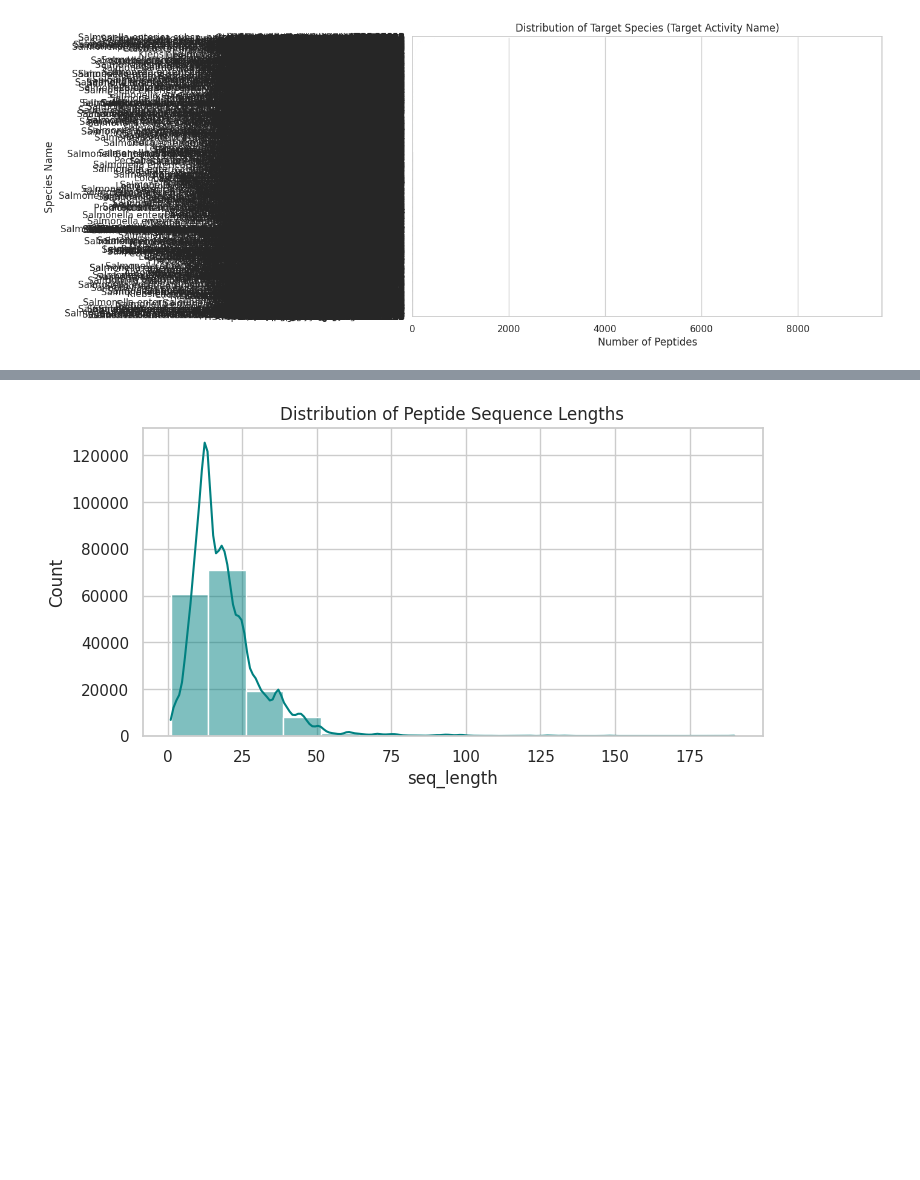
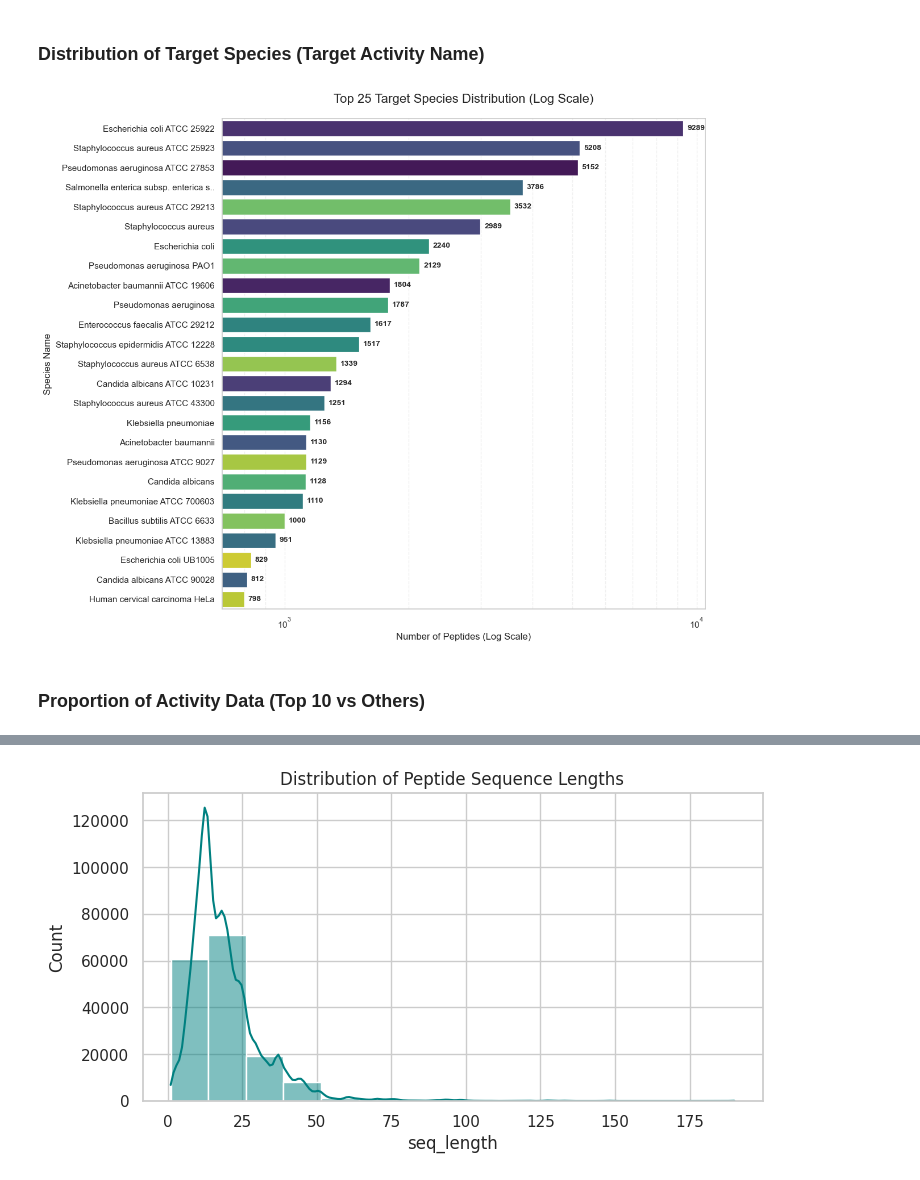
Before and after one commit to nmach22/amp-prediction, a Jupyter notebook: notebooks/01_eda/feature_analysis.ipynb, the cells around one changed output, grey strips where cells are left out. Cells and saved outputs as stored; diff of their text form; code cells hidden in the pictures; blank space fills up the shorter version.

```diff
--- a/notebooks/01_eda/feature_analysis.ipynb
+++ b/notebooks/01_eda/feature_analysis.ipynb
@@ -58,23 +187,58 @@ plt.show()
+# %% [markdown]
+### Distribution of Target Species (Target Activity Name)
 # %%
-plt.figure(figsize=(10, 6))
+import matplotlib.pyplot as plt
+import seaborn as sns
 
-# Use countplot to automatically count occurrences of each species
-# order=... sorts the bars from highest frequency to lowest
-df['target_activity_name'] = df['target_activity_name'].str.replace('\t', ' ', regex=False)
+# 1. Clean and Truncate names for better display
+df['target_activity_name'] = df['target_activity_name'].str.replace('\t', ' ', regex=False).str.strip()
 
-sns.countplot(
-    data=df,
-    y='target_activity_name',
-    hue='target_activity_name',
+# Optional: Truncate names longer than 40 characters so they don't squash the plot
+df['display_name'] = df['target_activity_name'].apply(
+    lambda x: (str(x)[:37] + '..') if (isinstance(x, str) and len(x) > 40) else str(x)
+)
+
+# 2. Filter for Top 25 (otherwise the labels become unreadable)
+top_n = 25
+order = df['display_name'].value_counts().nlargest(top_n).index
+filtered_df = df[df['display_name'].isin(order)]
+
+# 3. Create the figure
+plt.figure(figsize=(12, 10)) # Increased height for more categories
+
+ax = sns.countplot(
+    data=filtered_df,
+    y='display_name',
+    hue='display_name',
     legend=False,
     palette='viridis',
-    order=df['target_activity_name'].value_counts().index
+    order=order
 )
 
-plt.title('Distribution of Target Species (Target Activity Name)')
-plt.xlabel('Number of Peptides')
-plt.ylabel('Species Name')
+# 4. Apply Log Scale to the X-axis
+ax.set_xscale("log")
+
+# 5. Add exact count labels to the end of each bar
+for p in ax.patches:
+    width = p.get_width()
+    if width > 0: # Avoid labeling empty/zero bars
+        ax.annotate(f'{int(width)}',
+                    (width, p.get_y() + p.get_height() / 2),
+                    xytext=(5, 0),
+                    textcoords='offset points',
+                    ha='left', va='center',
+                    fontsize=10, fontweight='bold')
+
+# 6. Final Styling
+plt.title(f'Top {top_n} Target Species Distribution (Log Scale)', fontsize=16, pad=20)
+plt.xlabel('Number of Peptides (Log Scale)', fontsize=12)
+plt.ylabel('Species Name', fontsize=12)
+plt.grid(axis='x', which="both", linestyle='--', alpha=0.3)
+
+plt.tight_layout()
 plt.show()
 # %% [output]
-[figure, old version]
+[figure, new version]
+# %% [markdown]
+### Proportion of Activity Data (Top 10 vs Others)
 # %%
```
Also changed, not shown: parts of 14 cells of this notebook, 1 other file.
